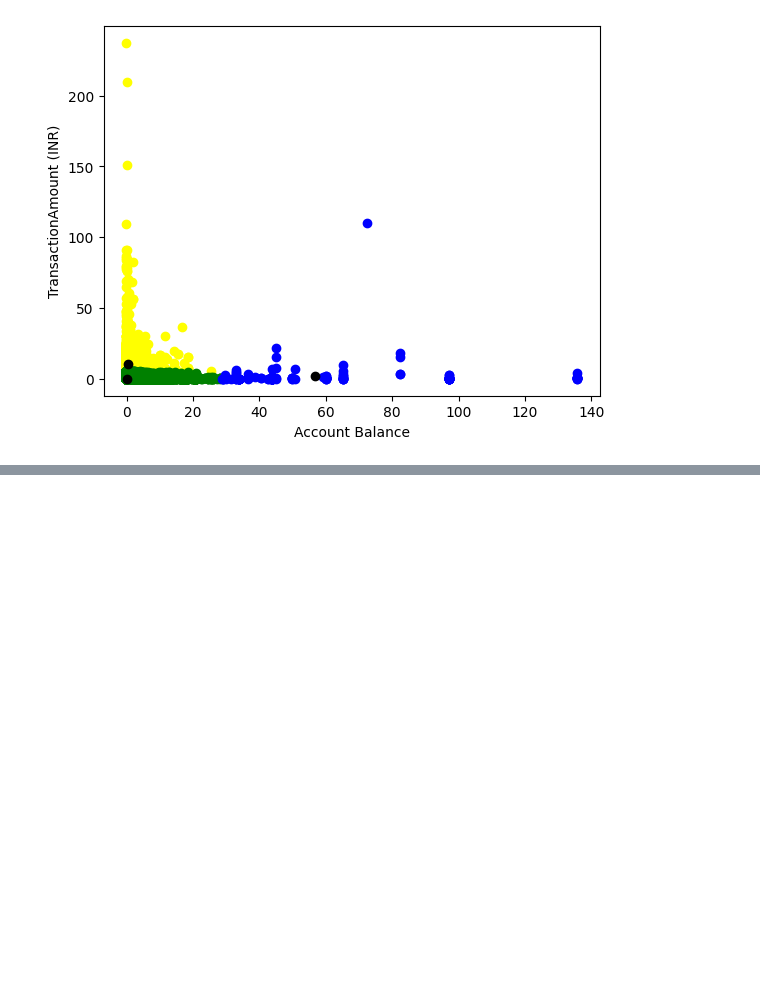
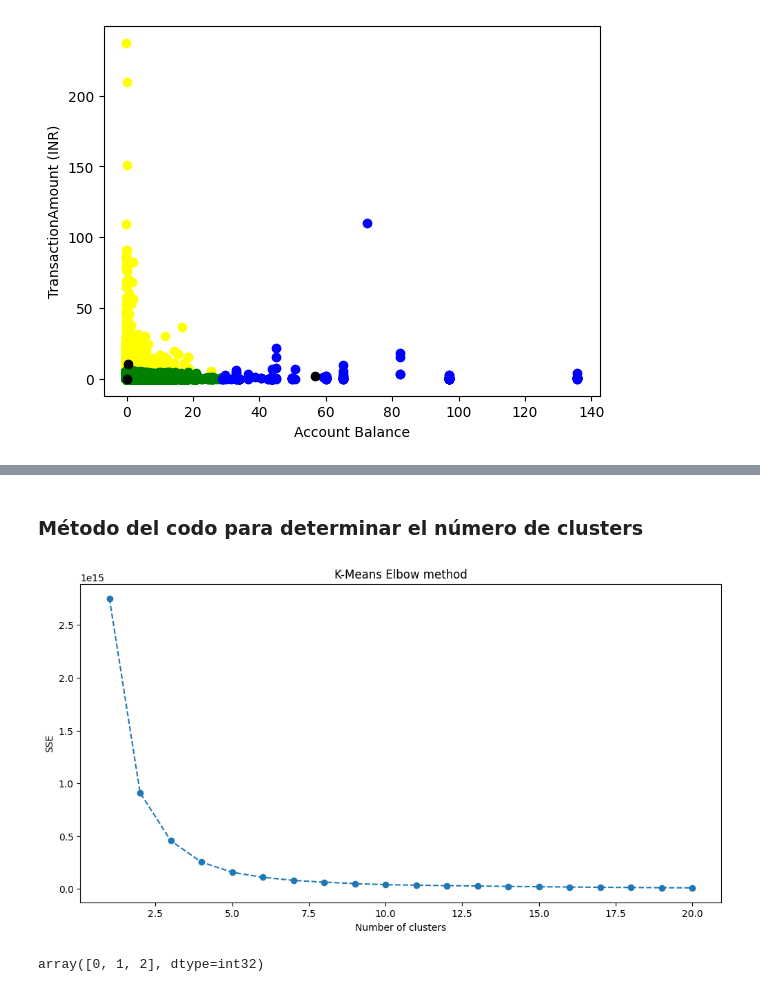
Before and after one commit to unclepete-20/lab7-k-means, a Jupyter notebook: src/k_means.ipynb, the cells around one changed output, grey strips where cells are left out. Cells and saved outputs as stored; diff of their text form; code cells hidden in the pictures; blank space fills up the shorter version.

```diff
--- a/src/k_means.ipynb
+++ b/src/k_means.ipynb
@@ -384,0 +374,6 @@ plt.show()
+# %%
+pca = PCA(n_components=2)
+pca.fit(data)
+pca_scores = pca.transform(data)
+
+pca_scores
@@ -384,0 +388,27 @@ plt.show()
+# %% [markdown]
+### Método del codo para determinar el número de clusters
+# %%
+# fitting multiple k-means algorithms and storing the values in an empty list
+SSE = []
+for cluster in range(1,21):
+    kmeans = KMeans(n_clusters = cluster, init='k-means++', random_state= 42)
+    kmeans.fit(pca_scores)
+    SSE.append(kmeans.inertia_)
+
+plt.figure(figsize=(12,6))
+plt.plot(range(1, 21), SSE, marker='o', linestyle='--')
+plt.xlabel('Number of clusters')
+plt.ylabel('SSE')
+plt.title("K-Means Elbow method")
+plt.show()
+# %% [output]
+[figure, added]
+# %%
+# k means using 5 clusters and k-means++ initialization
+kmeans = KMeans(n_clusters = 3, init='k-means++', random_state=42)
+kmeans.fit(data)
+pred = kmeans.predict(data)
+
+np.unique(pred)
+# %% [output]
+array([0, 1, 2], dtype=int32)
```
Also changed, not shown: parts of 13 cells of this notebook.
